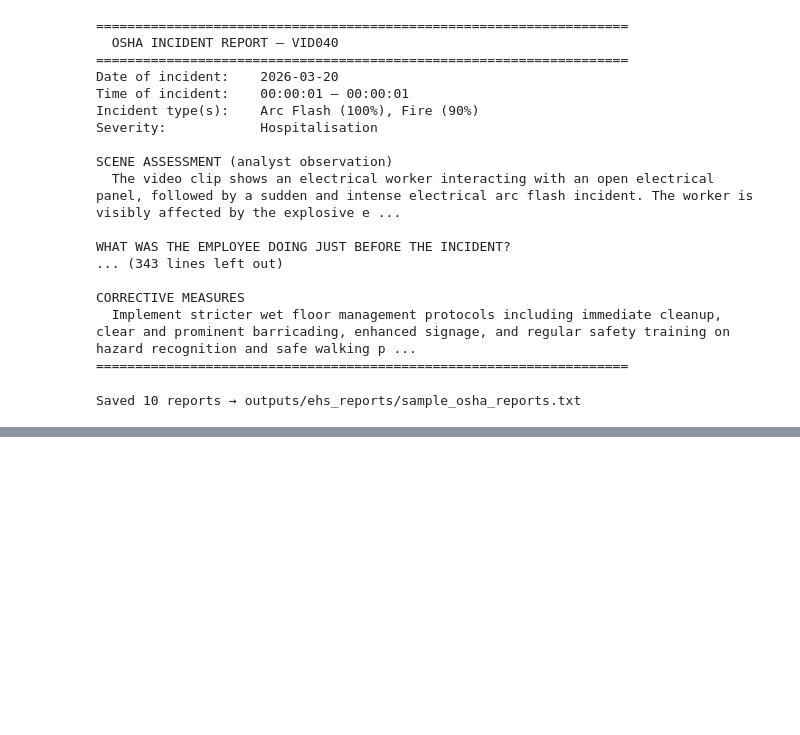
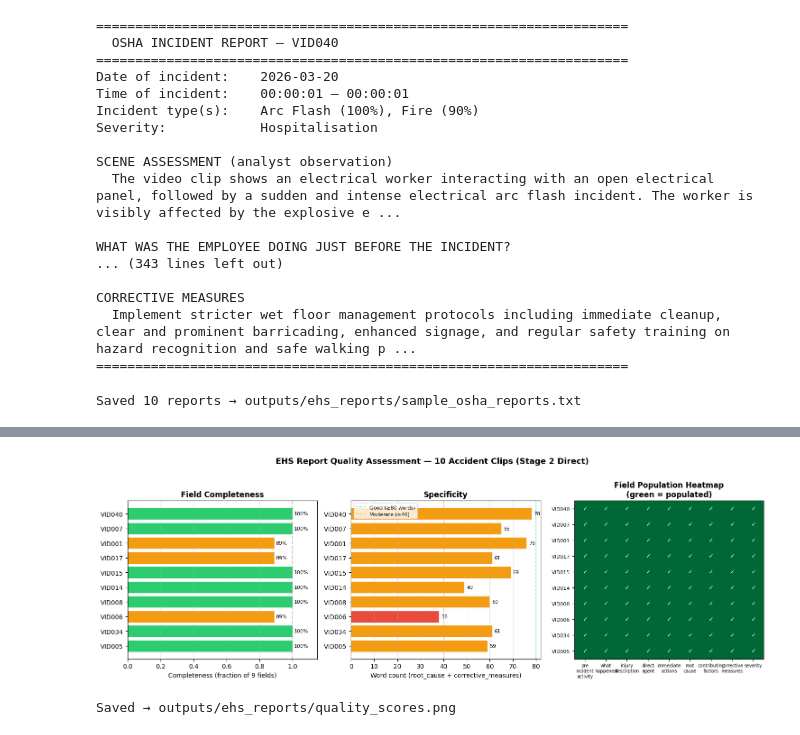
Before and after one commit to sgromk/zero-shot-EHS, a Jupyter notebook: notebooks/ehs_reports.ipynb, the cells around one changed output, grey strips where cells are left out. Saved outputs shown, nothing was run; the diff lists cells and outputs as text; code cells hidden in the pictures; blank space fills up the shorter version.

```diff
--- a/notebooks/ehs_reports.ipynb
+++ b/notebooks/ehs_reports.ipynb
@@ -234,0 +359,64 @@ Saved 10 reports → outputs/ehs_reports/sample_osha_reports.txt
+# %%
+import matplotlib.pyplot as plt
+import matplotlib.ticker as mticker
+
+fig, axes = plt.subplots(1, 3, figsize=(15, 5))
+
+# ── Panel 1: completeness bar chart ───────────────────────────────────────────
+ax1 = axes[0]
+vids = list(df_scores.index)
+comps = df_scores["completeness"].astype(float).tolist()
+bar_colors = ["#2ecc71" if c >= 0.9 else "#f39c12" if c >= 0.7 else "#e74c3c" for c in comps]
+ax1.barh(vids, comps, color=bar_colors, edgecolor="white", linewidth=0.5)
+ax1.axvline(1.0, color="grey", linestyle="--", alpha=0.4)
+ax1.set_xlabel("Completeness (fraction of 9 fields)", fontsize=10)
+ax1.set_title("Field Completeness", fontweight="bold")
+ax1.set_xlim(0, 1.15)
+for vid, c in zip(vids, comps):
+    ax1.text(c + 0.01, vids.index(vid), f"{c:.0%}", va="center", fontsize=8)
+ax1.invert_yaxis()
+ax1.grid(True, axis="x", alpha=0.3)
+
+# ── Panel 2: specificity (word count) ─────────────────────────────────────────
+ax2 = axes[1]
+specs = df_scores["specificity_wc"].astype(int).tolist()
+spec_colors = ["#2ecc71" if s >= 80 else "#f39c12" if s >= 40 else "#e74c3c" for s in specs]
+ax2.barh(vids, specs, color=spec_colors, edgecolor="white", linewidth=0.5)
+ax2.axvline(80, color="#2ecc71", linestyle="--", alpha=0.5, lw=1.2, label="Good (≥80 words)")
+ax2.axvline(40, color="#f39c12", linestyle="--", alpha=0.5, lw=1.2, label="Moderate (≥40)")
+ax2.set_xlabel("Word count (root_cause + corrective_measures)", fontsize=10)
+ax2.set_title("Specificity", fontweight="bold")
+ax2.legend(fontsize=8)
+for vid, s in zip(vids, specs):
+    ax2.text(s + 1, vids.index(vid), str(s), va="center", fontsize=8)
+ax2.invert_yaxis()
+ax2.grid(True, axis="x", alpha=0.3)
+
+# ── Panel 3: per-field population heatmap ────────────────────────────────────
+ax3 = axes[2]
+field_data = df_scores[OSHA_FIELDS].astype(bool).astype(int)
+im = ax3.imshow(field_data.values, cmap="RdYlGn", aspect="auto", vmin=0, vmax=1)
+ax3.set_xticks(range(len(OSHA_FIELDS)))
+ax3.set_xticklabels(
+    [f.replace("_", "\n") for f in OSHA_FIELDS],
+    fontsize=7, rotation=0, ha="center"
+)
+ax3.set_yticks(range(len(vids)))
+ax3.set_yticklabels(vids, fontsize=8)
+ax3.set_title("Field Population Heatmap\n(green = populated)", fontweight="bold")
+for r in range(len(vids)):
+    for c in range(len(OSHA_FIELDS)):
+        ax3.text(c, r, "✓" if field_data.values[r, c] else "✗",
+                 ha="center", va="center", fontsize=9,
+                 color="white" if field_data.values[r, c] else "gray")
+
+plt.suptitle("EHS Report Quality Assessment — 10 Accident Clips (Stage 2 Direct)",
+             fontsize=13, fontweight="bold", y=1.01)
+plt.tight_layout()
+os.makedirs("outputs/ehs_reports", exist_ok=True)
+plt.savefig("outputs/ehs_reports/quality_scores.png", dpi=150, bbox_inches="tight")
+plt.show()
+print("Saved → outputs/ehs_reports/quality_scores.png")
+# %% [output]
+[figure, added]
+Saved → outputs/ehs_reports/quality_scores.png
```
Also changed, not shown: parts of 3 cells of this notebook, 20 other files.
